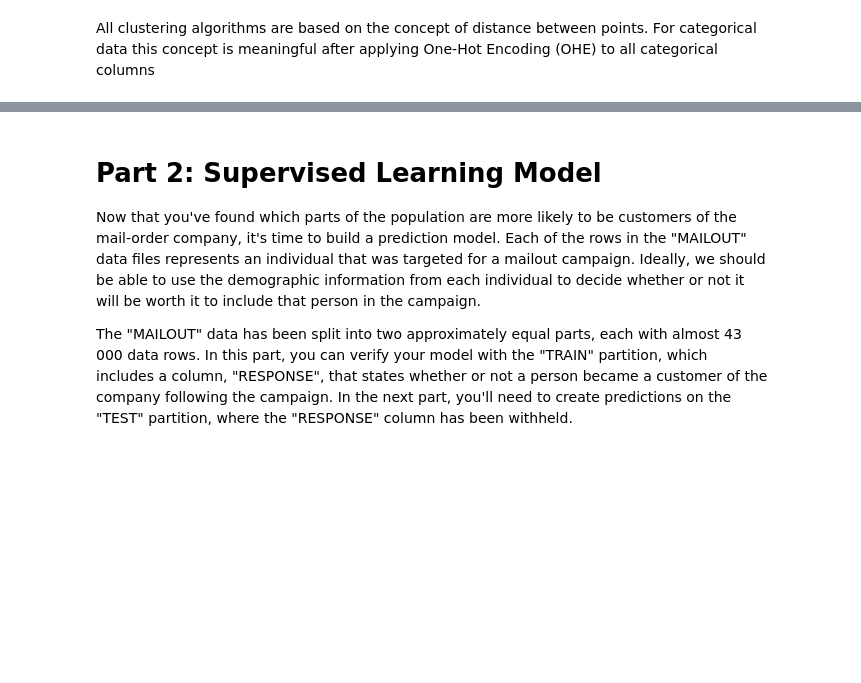
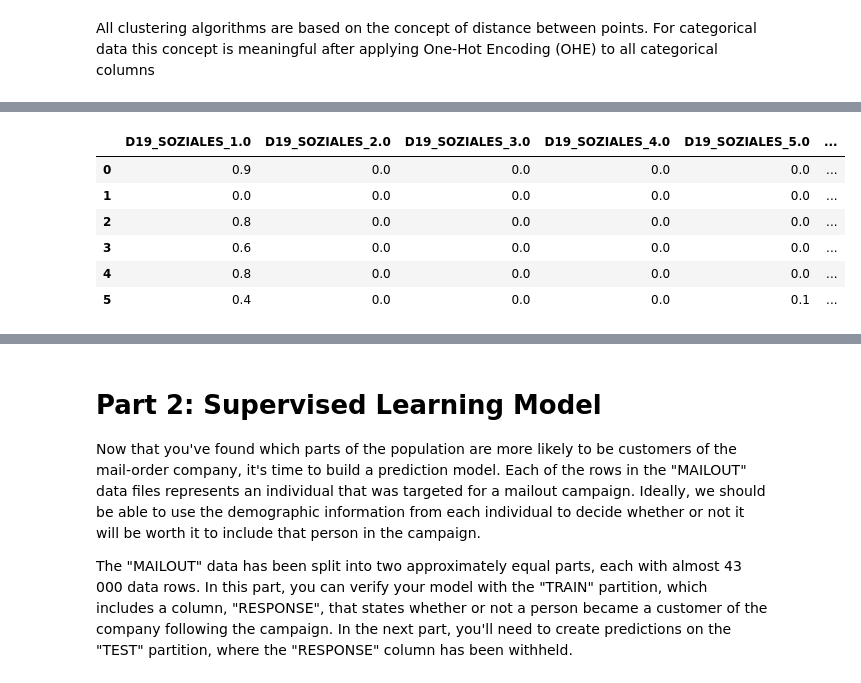
Before and after one commit to olalakul/udacity-MLengineer-capstone, a Jupyter notebook: Arvato Project Workbook.ipynb, the cells around one changed output, grey strips where cells are left out. Cells and saved outputs as stored; diff of their text form; code cells hidden in the pictures; blank space fills up the shorter version.

```diff
--- a/Arvato Project Workbook.ipynb
+++ b/Arvato Project Workbook.ipynb
@@ -380,0 +600,11 @@ data_ohe.head()
+# %%
+centers = pd.DataFrame(kmeans.cluster_centers_.round(1), columns=azdias_ohe.columns)
+display(centers)
+# %% [output]
+|  | D19_SOZIALES_1.0 | D19_SOZIALES_2.0 | D19_SOZIALES_3.0 | D19_SOZIALES_4.0 | D19_SOZIALES_5.0 | ... |
+| 0 | 0.9 | 0.0 | 0.0 | 0.0 | 0.0 | ... |
+| 1 | 0.0 | 0.0 | 0.0 | 0.0 | 0.0 | ... |
+| 2 | 0.8 | 0.0 | 0.0 | 0.0 | 0.0 | ... |
+| 3 | 0.6 | 0.0 | 0.0 | 0.0 | 0.0 | ... |
+| 4 | 0.8 | 0.0 | 0.0 | 0.0 | 0.0 | ... |
+| 5 | 0.4 | 0.0 | 0.0 | 0.0 | 0.1 | ... |
```
Also changed, not shown: parts of 21 cells of this notebook.
